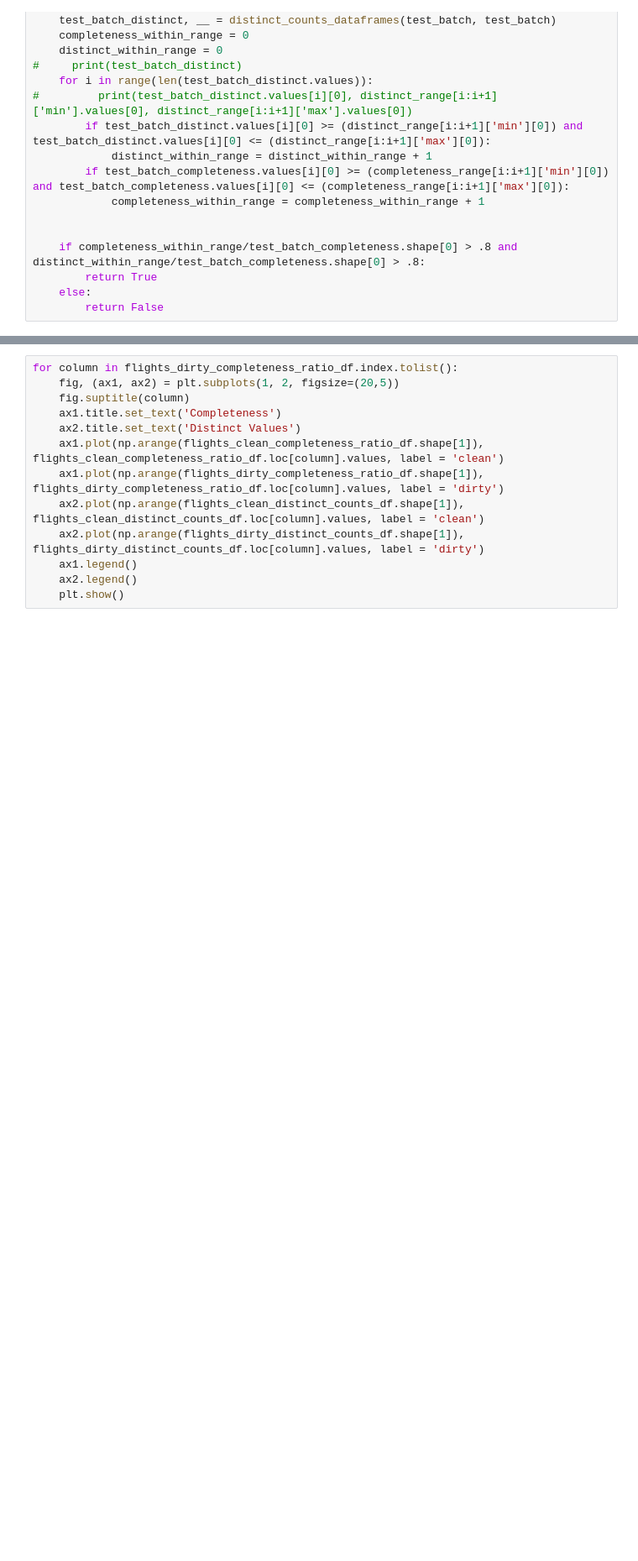
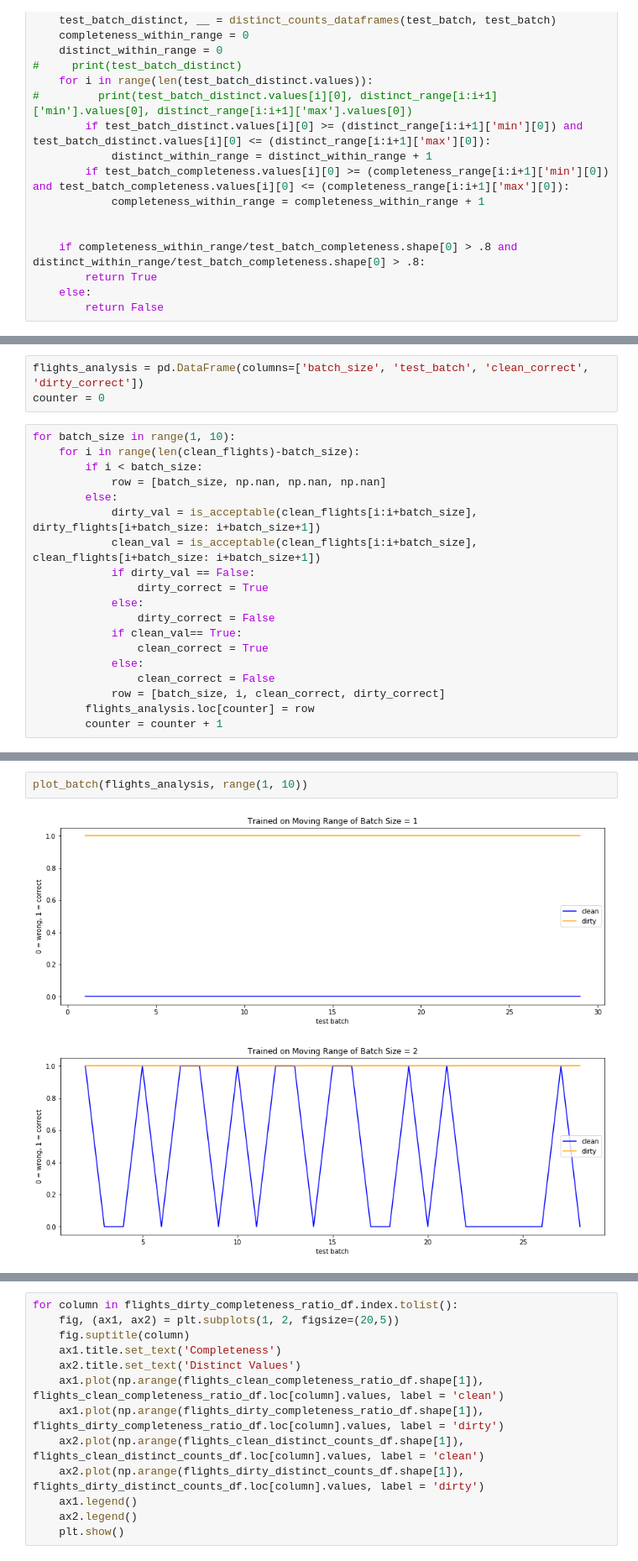
Before and after one commit to zivschwartz/Data-Quality-Validation-Pipeline, a Jupyter notebook: threshold_analysis.ipynb, the cells around one changed output, grey strips where cells are left out. Shown at 84% size. Drawn from its saved outputs; the diff is of its cells as text; blank space fills up the shorter version.

```diff
--- a/threshold_analysis.ipynb
+++ b/threshold_analysis.ipynb
@@ -162,0 +167,22 @@ False
+# %%
+flights_analysis = pd.DataFrame(columns=['batch_size', 'test_batch', 'clean_correct', 'dirty_correct'])
+counter = 0
+# %%
+for batch_size in range(1, 10):
+    for i in range(len(clean_flights)-batch_size):
+        if i < batch_size:
+            row = [batch_size, np.nan, np.nan, np.nan]
+        else:
+            dirty_val = is_acceptable(clean_flights[i:i+batch_size], dirty_flights[i+batch_size: i+batch_size+1])
+            clean_val = is_acceptable(clean_flights[i:i+batch_size], clean_flights[i+batch_size: i+batch_size+1])
+            if dirty_val == False:
+                dirty_correct = True
+            else:
+                dirty_correct = False
+            if clean_val== True:
+                clean_correct = True
+            else:
+                clean_correct = False
+            row = [batch_size, i, clean_correct, dirty_correct]
+        flights_analysis.loc[counter] = row
+        counter = counter + 1
@@ -162,0 +207,5 @@ False
+# %%
+plot_batch(flights_analysis, range(1, 10))
+# %% [output]
+[figure, added]
+[figure, added]
```
Also changed, not shown: parts of 18 cells of this notebook, 2 other files.
